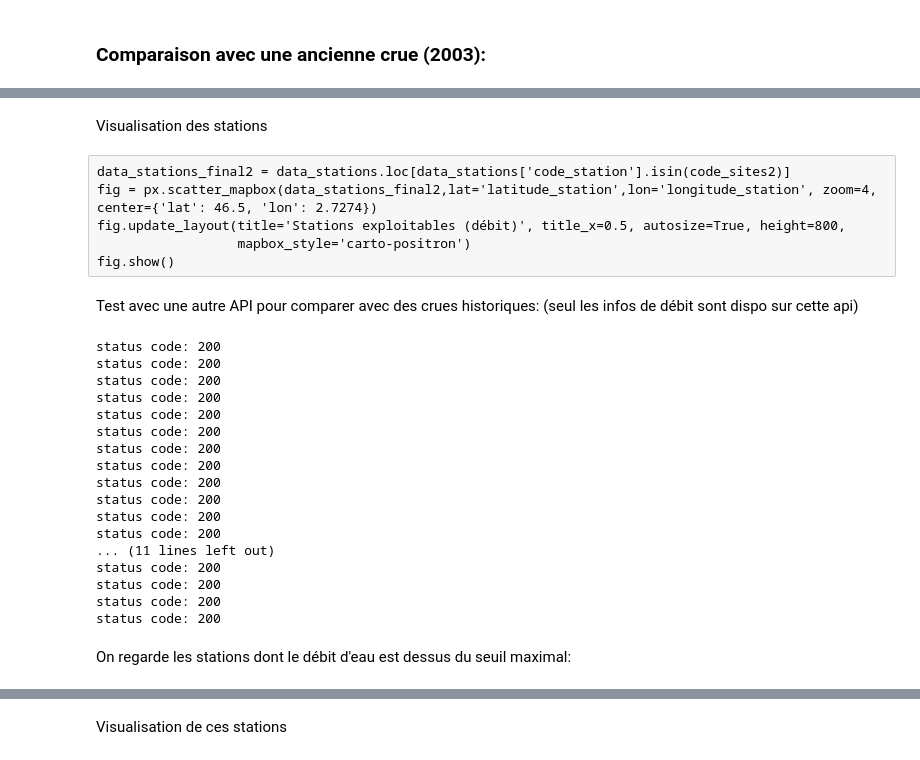
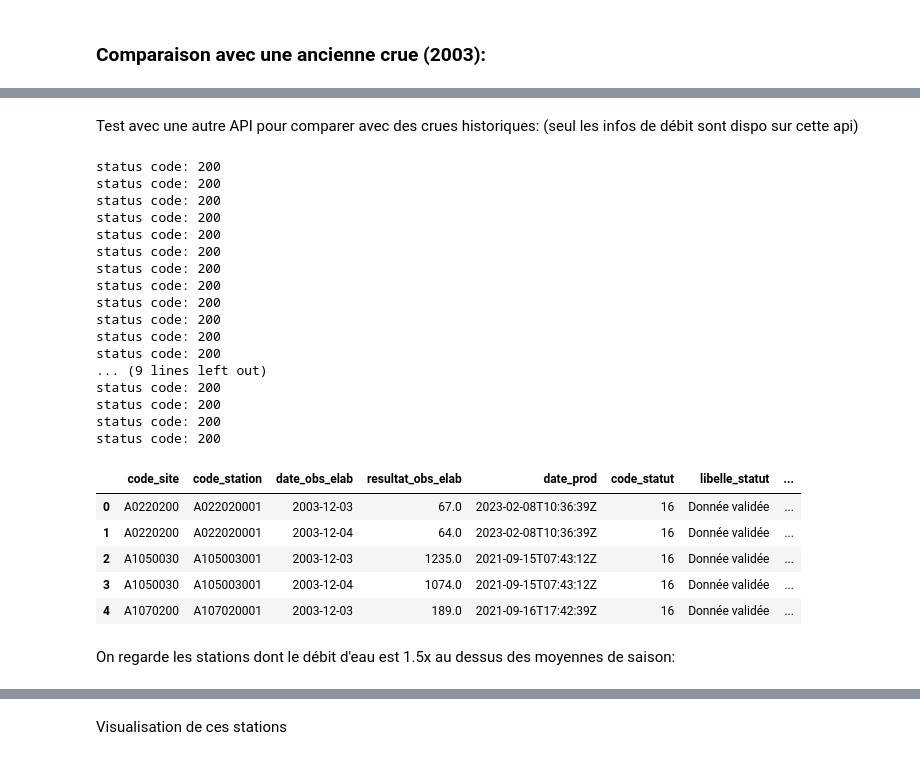
Before and after one commit to AurorePDSA/real-time-flood-alerts, a Jupyter notebook: real-time-flood-alerts-23-10.ipynb, the cells around one changed output, grey strips where cells are left out. Drawn from its saved outputs; the diff is of its cells as text; code cells hidden in the pictures.

```diff
--- a/real-time-flood-alerts-23-10.ipynb
+++ b/real-time-flood-alerts-23-10.ipynb
@@ -66,0 +88,12 @@ Il y a 2588  stations exploitables.
+# %%
+# On récupère les seuils limites de débit
+
+with open("limites_Q.txt",'r') as file:
+    seuils_Q = {}
+    for line in file:
+        cle, valeur = line.strip().split(':')
+        seuils_Q[cle] = valeur
+
+
+code_sites_Q = list(seuils_Q.keys())
+print("Il y a",len(seuils_Q),"stations pour lesquelles on a le seuil limite maximum (débit)")
@@ -67,4 +102,7 @@ Il y a 2588  stations exploitables.
 # %% [markdown]
 Visualisation des stations:
 # %%
-data_stations_final = data_stations.loc[data_stations['code_station'].isin(codes)]
+data_stations_final = data_stations.loc[data_stations['code_station'].isin(codes_sites_A)] # Stations dont on a les observations passées
+data_stations_final = data_stations_final.loc[data_stations_final['code_station'].isin(code_sites_H)] # Stations dont on a les seuils_H
+data_stations_final = data_stations_final.loc[data_stations_final['code_station'].isin(code_sites_Q)] # Stations dont on a les seuils_Q
+print("Il y a",len(data_stations_final)," stations exploitables")
@@ -83,28 +123,30 @@ On récupère les infos hydrométriques de ces stations. (10 requêtes): (l'API
 url = "http://hubeau.eaufrance.fr/api/v1/hydrometrie/observations_tr"
 stations = data_stations_final['code_station'].tolist()
 
-date = datetime.now()-timedelta(hours=24) # On récupères toutes les observations des 24 dernières heures
+date = datetime.now()-timedelta(hours=12) # On récupères toutes les observations des 24 dernières heures
 date = date.strftime("%Y-%m-%dT%H:%M:%S")
 
 data_hydro = pd.DataFrame()
+nombre_requetes = 0
 
 for i in range(0,len(stations),75):
     params = {
         "code_entite": stations[i:i+75], # station code
         "date_debut_obs": date,
-        "grandeur_hydro": ['Q'], # hydrometric variables choosen
+        "grandeur_hydro": ['Q','H'], # hydrometric variables choosen
         "size": 20000
         #"timestep": 20
     }
 
     response = requests.get(url, params=params)
 
-    print("status code:",response.status_code)
+    nombre_requetes+=1
+    print(f"Requete {nombre_requetes} : status code:",response.status_code)
 
     if response.status_code == (200 or 206): # status codes are detailed on the website
         data = response.json()
         data_hydro_temp = pd.DataFrame(data["data"])
         data_hydro = pd.concat([data_hydro,data_hydro_temp], ignore_index=True)
     else:
-        print(f"La requête a échoué avec le code d'état {response.status_code}")
+        print(f"La requête {nombre_requetes} a échoué avec le code d'état {response.status_code}")
 # %% [output]
@@ -210,28 +314,17 @@ print("Il y a",len(seuils2),"stations pour lesquelles on a le seuil limite maxim
-# %% [markdown]
-Visualisation des stations
-# %% [raw]
-data_stations_final2 = data_stations.loc[data_stations['code_station'].isin(code_sites2)]
-fig = px.scatter_mapbox(data_stations_final2,lat='latitude_station',lon='longitude_station', zoom=4, center={'lat': 46.5, 'lon': 2.7274})
-fig.update_layout(title='Stations exploitables (débit)', title_x=0.5, autosize=True, height=800,
-                  mapbox_style='carto-positron')
-fig.show()
 # %% [markdown]
 Test avec une autre API pour comparer avec des crues historiques: (seul les infos de débit sont dispo sur cette api)
 # %%
 url2 = "http://hubeau.eaufrance.fr/api/v1/hydrometrie/obs_elab"
-#stations2 = data_stations_final2['code_station'].tolist()
-
-#date = datetime.now()-timedelta(hours=5)
-#date = date.strftime("%Y-%m-%dT%H:%M:%S")
+stations = data_stations_final['code_station'].tolist()
 
 date_deb_crue = datetime(2003, 12, 3)
 date_fin_crue = datetime(2003, 12, 4)
 
 data_hydro2 = pd.DataFrame()
 
-for i in range(0,len(codes),99):
+for i in range(0,len(stations),99):
     params = {
-        "code_entite": codes[i:i+99], # station code
+        "code_entite": stations[i:i+99], # station code
         "date_debut_obs_elab": date_deb_crue,
         "date_fin_obs_elab": date_fin_crue,
         "grandeur_hydro_elab": ['QmJ'], # hydrometric variables choosen
@@ -263,8 +356,17 @@ status code: 200
 status code: 200
 status code: 200
 status code: 200
-... (11 lines left out)
+... (9 lines left out)
 status code: 200
 status code: 200
 status code: 200
 status code: 200
+# %%
+data_hydro2.head()
+# %% [output]
+|  | code_site | code_station | date_obs_elab | resultat_obs_elab | date_prod | code_statut | libelle_statut | ... |
+| 0 | A0220200 | A022020001 | 2003-12-03 | 67.0 | 2023-02-08T10:36:39Z | 16 | Donnée validée | ... |
+| 1 | A0220200 | A022020001 | 2003-12-04 | 64.0 | 2023-02-08T10:36:39Z | 16 | Donnée validée | ... |
+| 2 | A1050030 | A105003001 | 2003-12-03 | 1235.0 | 2021-09-15T07:43:12Z | 16 | Donnée validée | ... |
+| 3 | A1050030 | A105003001 | 2003-12-04 | 1074.0 | 2021-09-15T07:43:12Z | 16 | Donnée validée | ... |
+| 4 | A1070200 | A107020001 | 2003-12-03 | 189.0 | 2021-09-16T17:42:39Z | 16 | Donnée validée | ... |
@@ -271,2 +379,2 @@ status code: 200
 # %% [markdown]
-On regarde les stations dont le débit d'eau est dessus du seuil maximal:
+On regarde les stations dont le débit d'eau est 1.5x au dessus des moyennes de saison:
```
Also changed, not shown: parts of 37 cells of this notebook, 11 other files.
